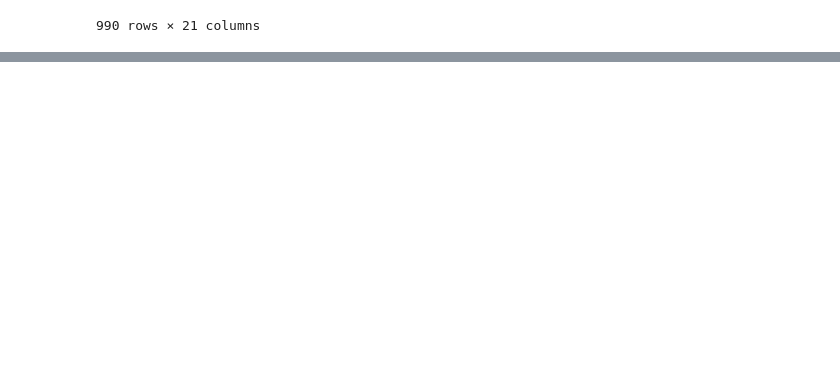
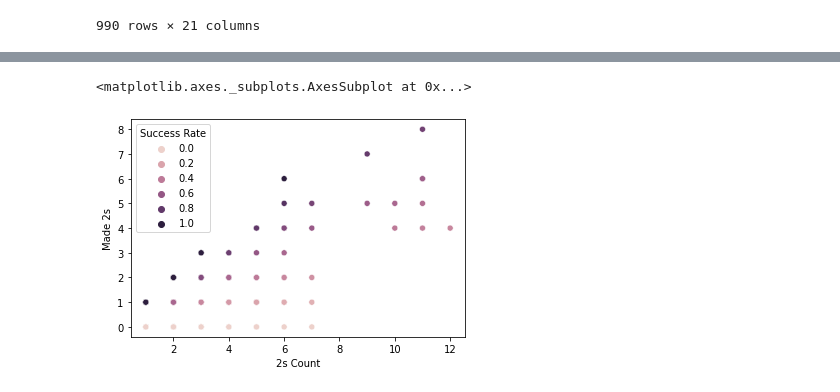
Before and after one commit to briennecole/NBA_Shot_Analysis, a Jupyter notebook: Clutch_Analysis.ipynb, the cells around one changed output, grey strips where cells are left out. Drawn from its saved outputs; the diff is of its cells as text; code cells hidden in the pictures; blank space fills up the shorter version.

```diff
--- a/Clutch_Analysis.ipynb
+++ b/Clutch_Analysis.ipynb
@@ -128,0 +136,5 @@ plt.show()
+# %%
+sns.scatterplot(data=two_chart, x="2s Count", y="Made 2s", hue= "Success Rate")
+# %% [output]
+<matplotlib.axes._subplots.AxesSubplot at 0x...>
+[figure, added]
```
Also changed, not shown: parts of 19 cells of this notebook, 2 other files.
